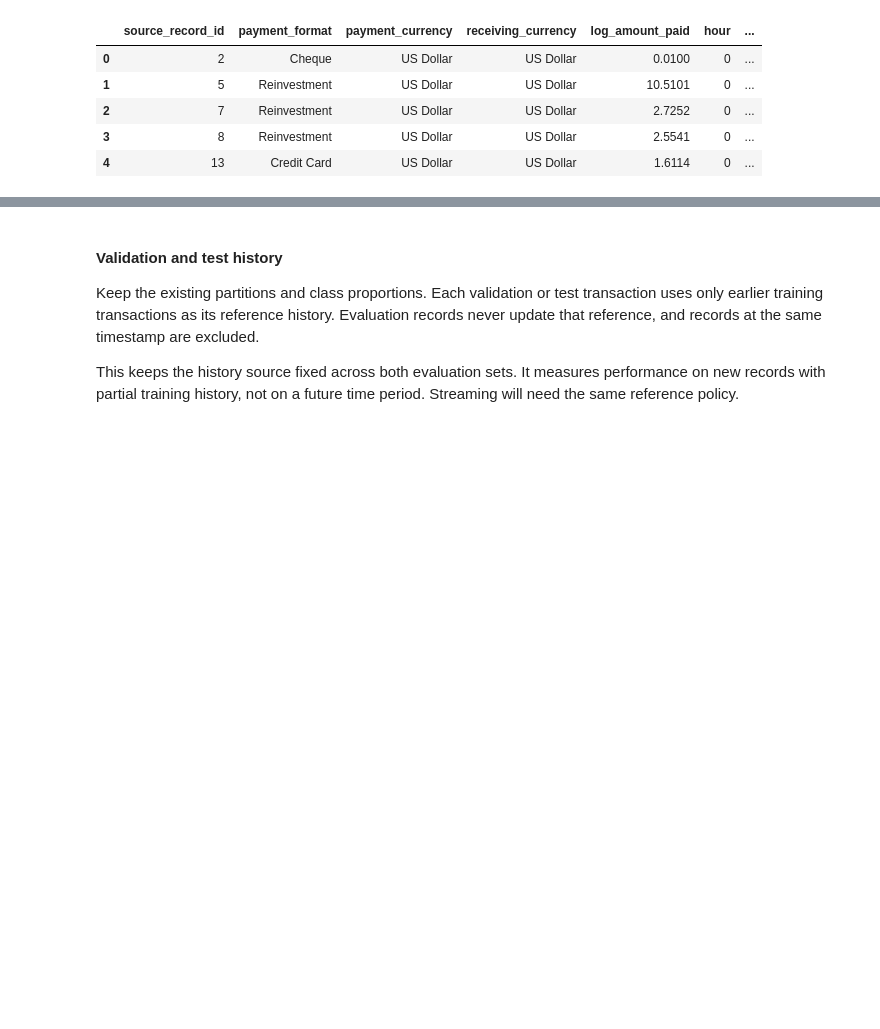
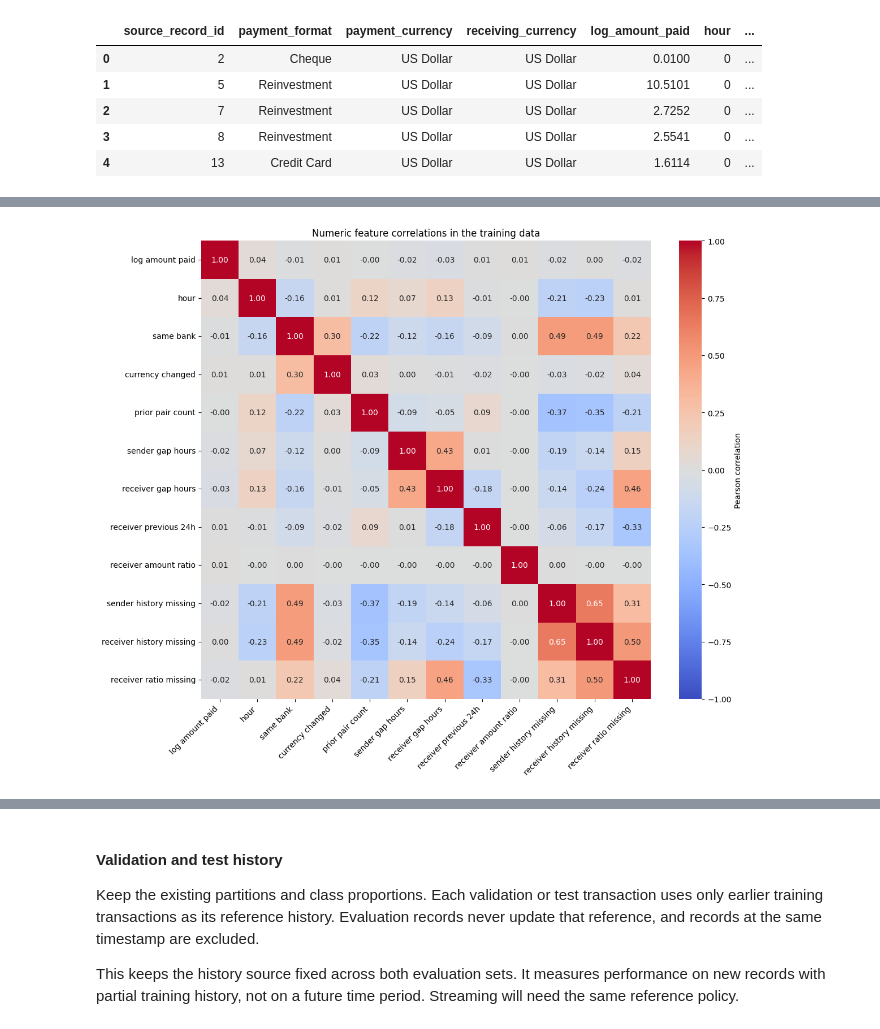
Before and after one commit to tung-lechu/assessment2-aml, a Jupyter notebook: assessment2.ipynb, the cells around one changed output, grey strips where cells are left out. Cells and saved outputs as stored; diff of their text form; code cells hidden in the pictures; blank space fills up the shorter version.

Commit message:
feature selection with correlation

```diff
--- a/assessment2.ipynb
+++ b/assessment2.ipynb
@@ -1498,0 +1507,30 @@ Input features: 16
+# %%
+from pyspark.ml.feature import VectorAssembler
+from pyspark.ml.stat import Correlation
+
+numeric_data = VectorAssembler(
+    inputCols=numeric_columns, outputCol="numeric_features"
+).transform(model_train_df).select("numeric_features")
+
+correlation_values = Correlation.corr(
+    numeric_data, "numeric_features", "pearson"
+).first()[0].toArray()
+correlation_matrix = pd.DataFrame(
+    correlation_values, index=numeric_columns, columns=numeric_columns
+)
+
+labels = [column.replace("_", " ") for column in numeric_columns]
+plt.figure(figsize=(12, 10))
+sns.heatmap(
+    correlation_matrix, annot=True, fmt=".2f", cmap="coolwarm",
+    vmin=-1, vmax=1, center=0,
+    xticklabels=labels, yticklabels=labels,
+    cbar_kws={"label": "Pearson correlation"}
+)
+plt.title("Numeric feature correlations in the training data")
+plt.xticks(rotation=45, ha="right")
+plt.yticks(rotation=0)
+plt.tight_layout()
+plt.show()
+# %% [output]
+[figure, added]
```
Also changed, not shown: parts of 5 cells of this notebook, 1 other file.
